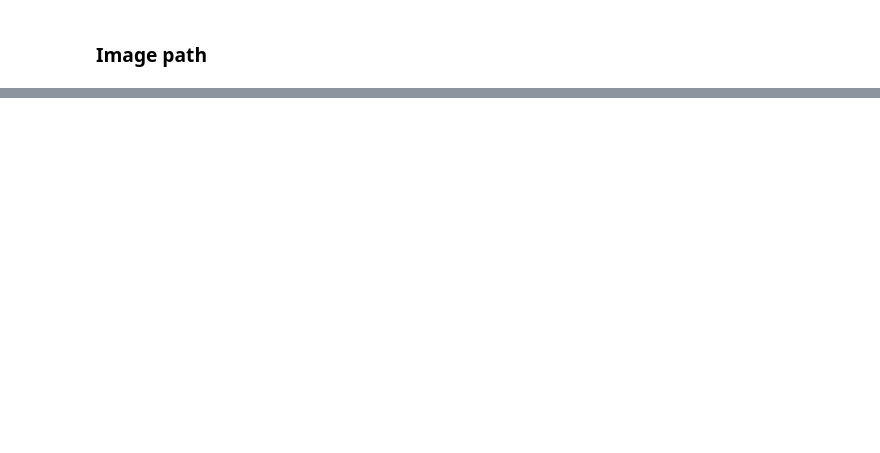
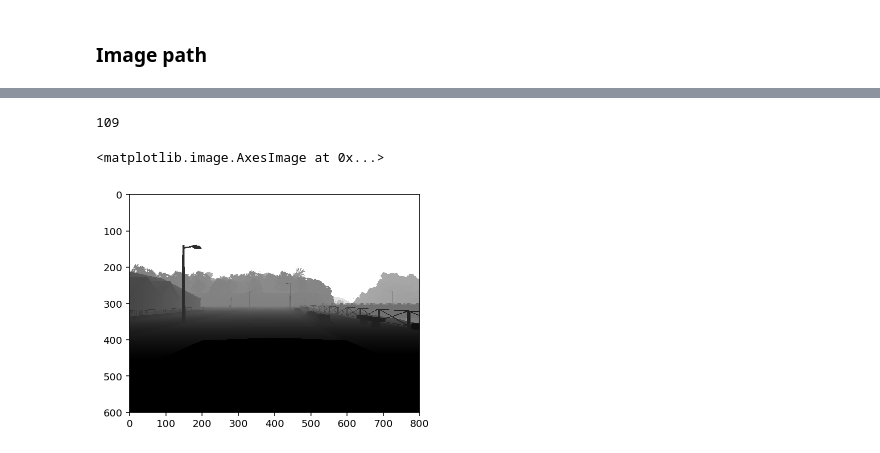
Before and after one commit to gwwang16/Lyft-Perception-Challenge, a Jupyter notebook: preprocess.ipynb, the cells around one changed output, grey strips where cells are left out. Saved outputs shown, nothing was run; the diff lists cells and outputs as text; code cells hidden in the pictures; blank space fills up the shorter version.

```diff
--- a/preprocess.ipynb
+++ b/preprocess.ipynb
@@ -116,0 +89,18 @@ print(total_num)
+# %%
+# Depth
+total_num = 0
+
+for i, file in enumerate(glob.glob(depth_path)):
+    file_name = os.path.basename(file)
+    logdepth = depth_to_grayscale(file)
+
+    imageio.imwrite(depth_output_dir + '/' + file_name, logdepth, format='png')
+    total_num += 1
+
+print(total_num)
+plt.title("depth example")
+plt.imshow(logdepth, cmap='gray')
+# %% [output]
+109
+<matplotlib.image.AxesImage at 0x...>
+[figure, added]
```
Also changed, not shown: parts of 13 cells of this notebook, 2 other files.
